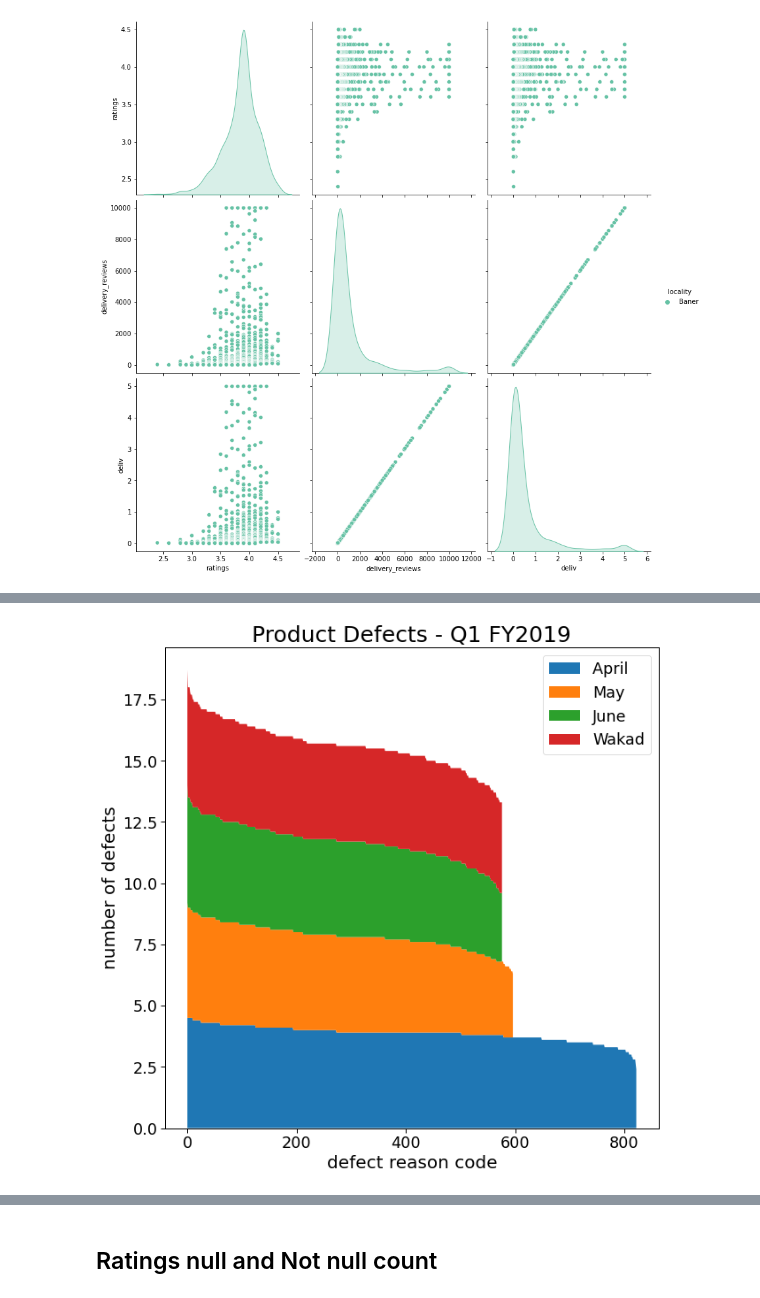
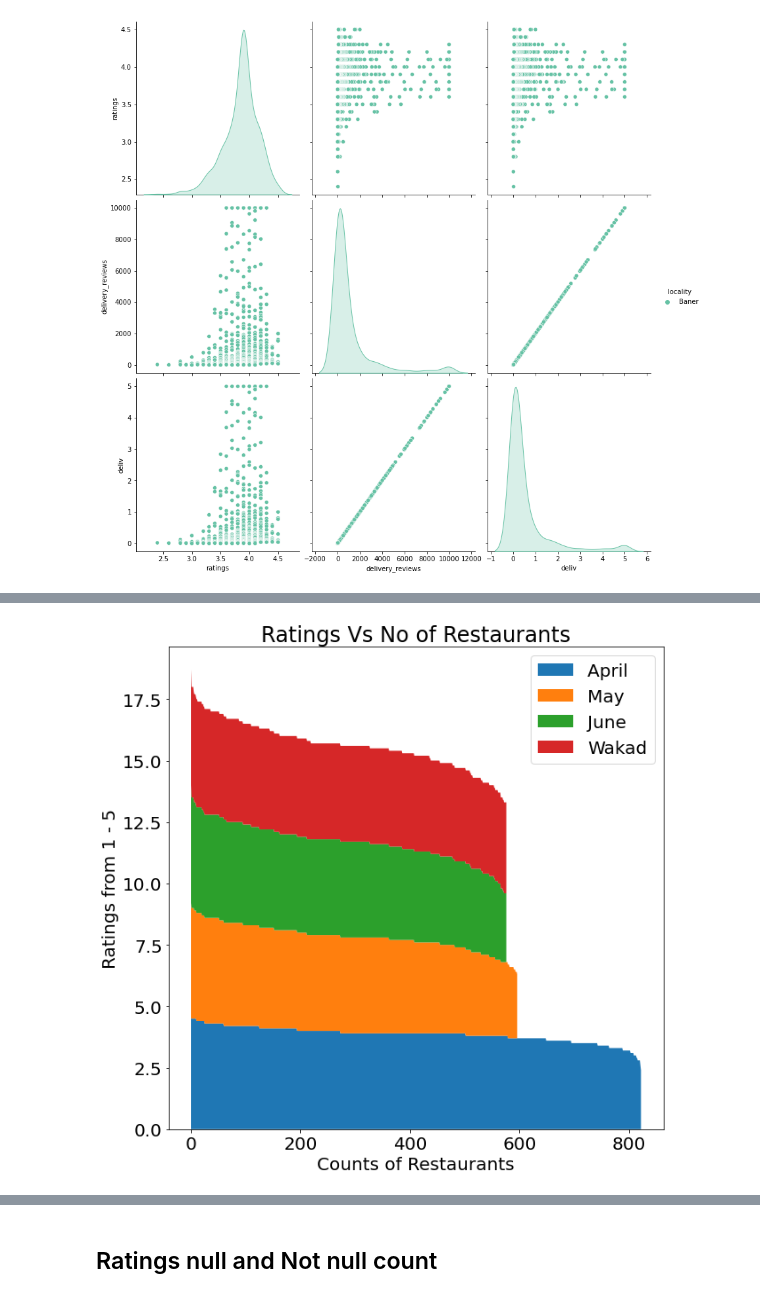
Before and after one commit to Ruthik27/Bed_Rest_and_Order_Services, a Jupyter notebook: new_data_zomato.ipynb, the cells around one changed output, grey strips where cells are left out. Cells and saved outputs as stored; diff of their text form; code cells hidden in the pictures.

```diff
--- a/new_data_zomato.ipynb
+++ b/new_data_zomato.ipynb
@@ -458,23 +434,23 @@ TypeError: 'NoneType' object is not callable
 # %%
 import numpy as np
 import matplotlib.pyplot as plt
 
 x = bob['index']
 Baner = bob['baner']
 Bavdhan = bob['bavdhan']
 Hinjewadi = bob['hinjewadi']
 Wakad = bob['wakad']
 labels = ["April ", "May", "June","Wakad"]
 
 fig, ax = plt.subplots(figsize=(10,10))
 ax.stackplot(x, Baner, Bavdhan, Hinjewadi,Wakad, labels=labels)
 ax.legend(loc=1)
 
 
-plt.xlabel('defect reason code')
-plt.ylabel('number of defects')
-plt.title('Product Defects - Q1 FY2019')
+plt.xlabel('Counts of Restaurants')
+plt.ylabel('Ratings from 1 - 5')
+plt.title('Ratings Vs No of Restaurants')
 
 plt.show();
 # %% [output]
-[figure, old version]
+[figure, new version]
```
Also changed, not shown: parts of 24 cells of this notebook.
